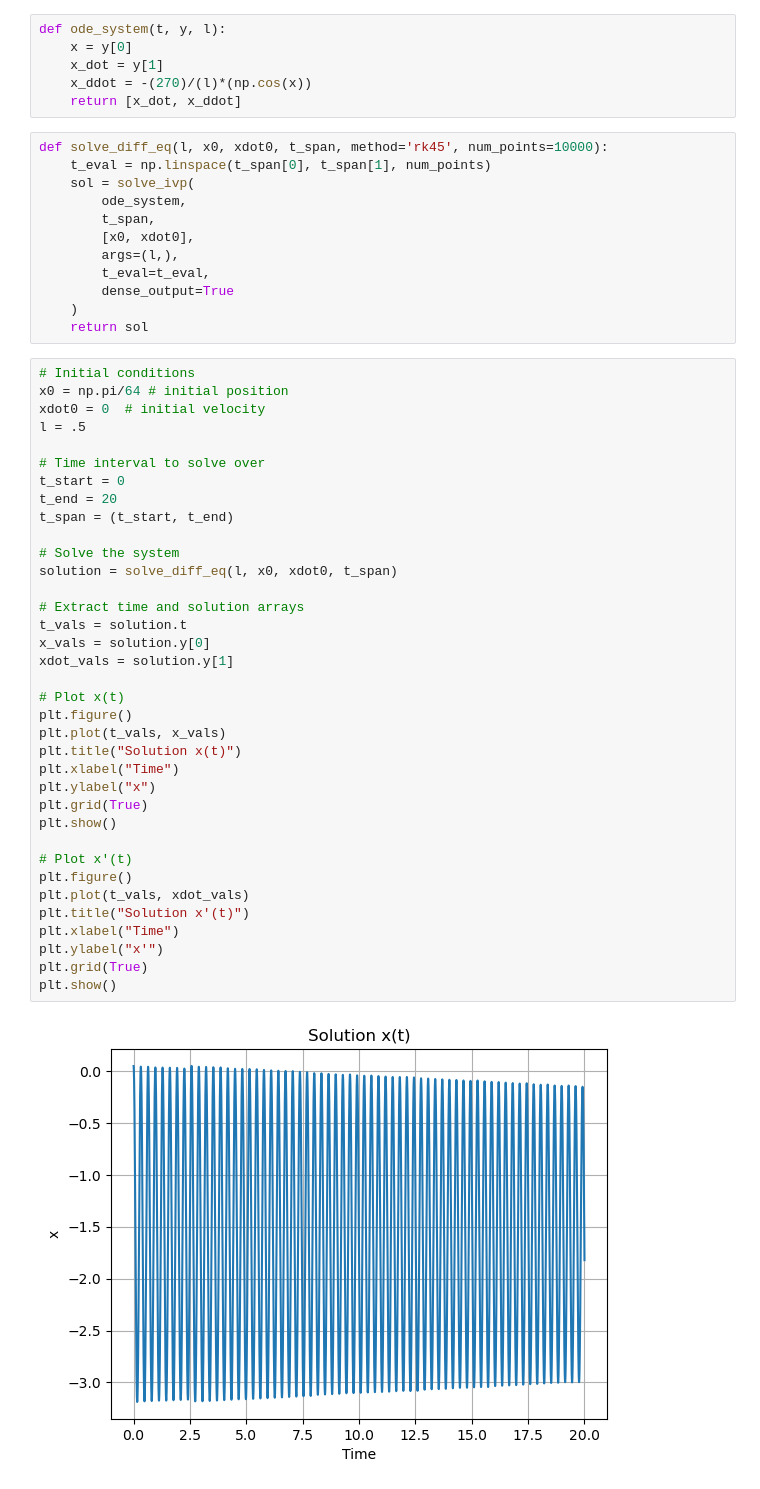
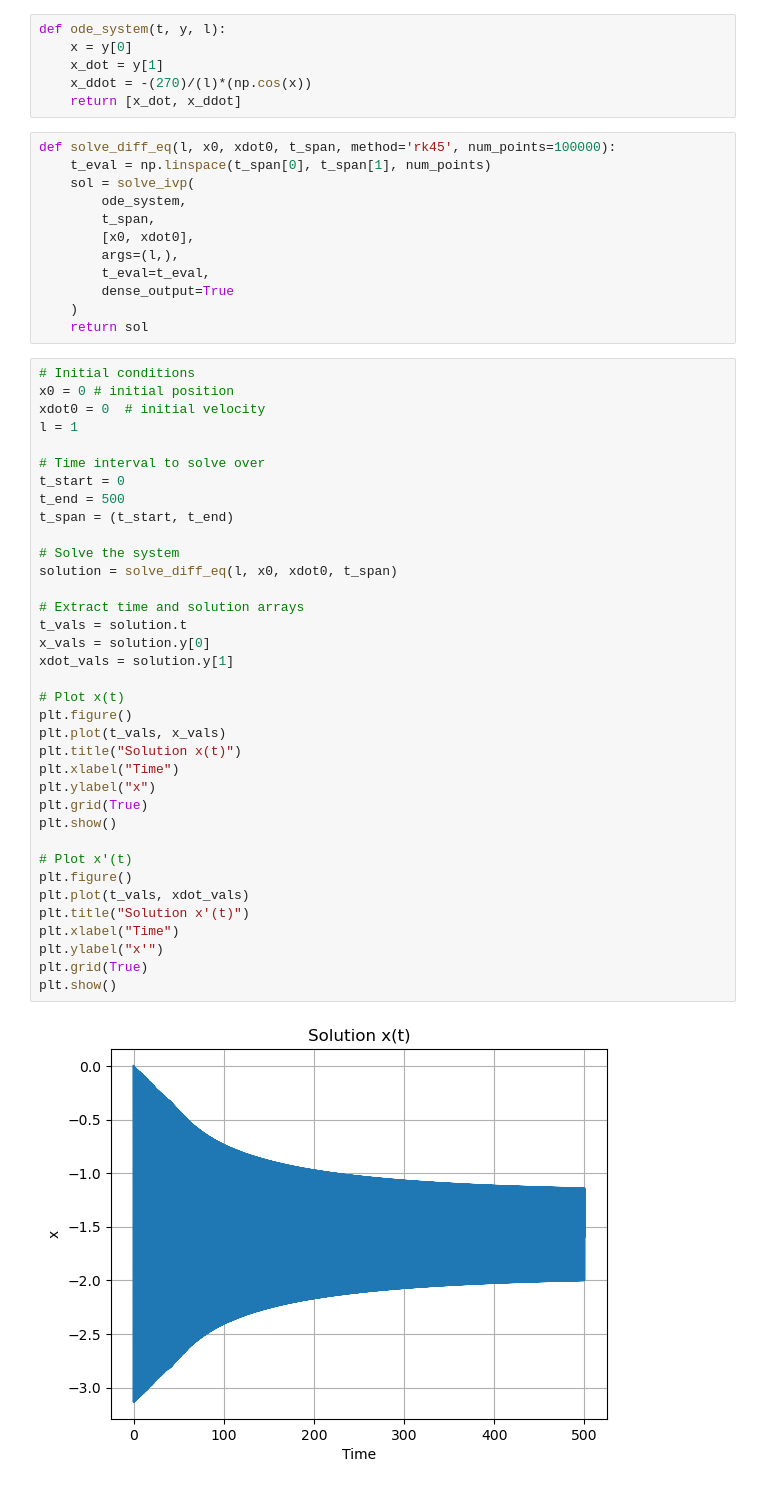
Before and after one commit to nathanielasun/PlasmaTransferML, a Jupyter notebook: vis.ipynb, the cells around one changed output. Cells and saved outputs as stored; diff of their text form.

```diff
--- a/vis.ipynb
+++ b/vis.ipynb
@@ -9,7 +9,7 @@ def ode_system(t, y, l):
     x_ddot = -(270)/(l)*(np.cos(x))
     return [x_dot, x_ddot]
 # %%
-def solve_diff_eq(l, x0, xdot0, t_span, method='rk45', num_points=10000):
+def solve_diff_eq(l, x0, xdot0, t_span, method='rk45', num_points=100000):
     t_eval = np.linspace(t_span[0], t_span[1], num_points)
     sol = solve_ivp(
         ode_system,
@@ -22,39 +22,39 @@ def solve_diff_eq(l, x0, xdot0, t_span, method='rk45', num_points=10000):
     return sol
 # %%
 # Initial conditions
-x0 = np.pi/64 # initial position
+x0 = 0 # initial position
 xdot0 = 0  # initial velocity
-l = .5
+l = 1
 
 # Time interval to solve over
 t_start = 0
-t_end = 20
+t_end = 500
 t_span = (t_start, t_end)
 
 # Solve the system
 solution = solve_diff_eq(l, x0, xdot0, t_span)
 
 # Extract time and solution arrays
 t_vals = solution.t
 x_vals = solution.y[0]
 xdot_vals = solution.y[1]
 
 # Plot x(t)
 plt.figure()
 plt.plot(t_vals, x_vals)
 plt.title("Solution x(t)")
 plt.xlabel("Time")
 plt.ylabel("x")
 plt.grid(True)
 plt.show()
 
 # Plot x'(t)
 plt.figure()
 plt.plot(t_vals, xdot_vals)
 plt.title("Solution x'(t)")
 plt.xlabel("Time")
 plt.ylabel("x'")
 plt.grid(True)
 plt.show()
 # %% [output]
-[figure, old version]
+[figure, new version]
```
Also changed, not shown: parts of 1 cell of this notebook, 6 other files.
